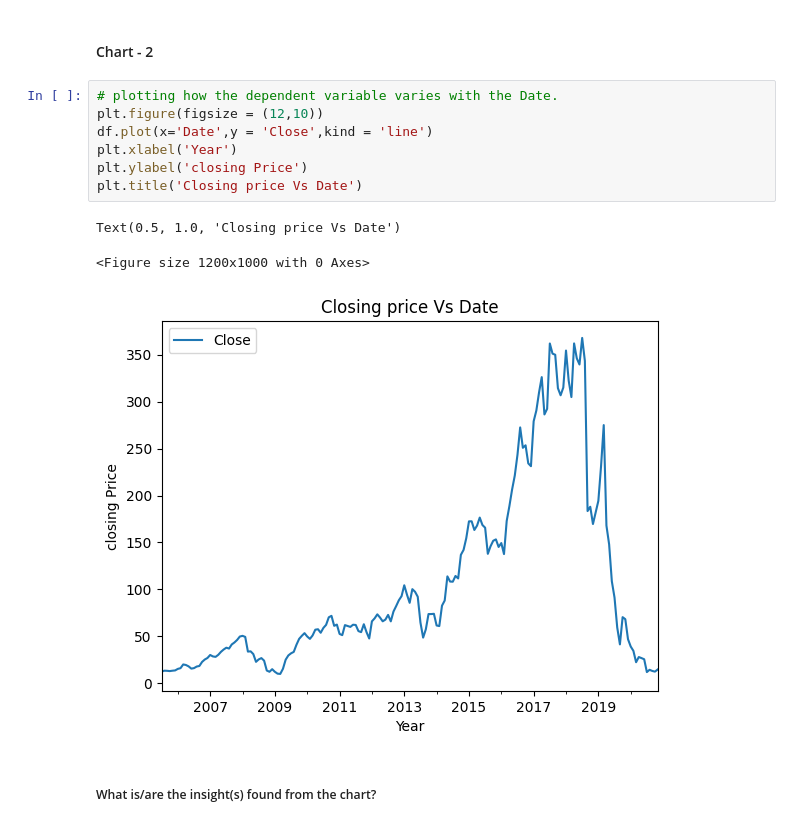
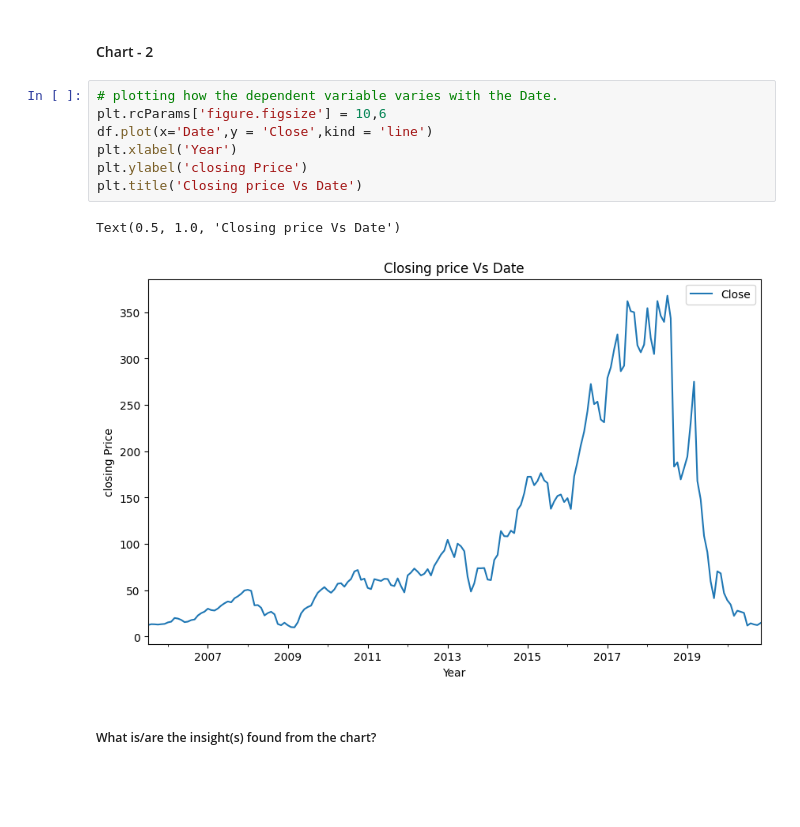
Before and after one commit to Devyani273/Regression---Yes-Bank-Stock-Closing-Price-Prediction, a Jupyter notebook: Yes_Bank_Stock_Closing_Price_Prediction.ipynb, the cells around one changed output. Saved outputs shown, nothing was run; the diff lists cells and outputs as text; blank space fills up the shorter version.

```diff
--- a/Yes_Bank_Stock_Closing_Price_Prediction.ipynb
+++ b/Yes_Bank_Stock_Closing_Price_Prediction.ipynb
@@ -315,15 +263,14 @@ Now, the distributions are very similar to Normal distribution. The mean and med
 #### Chart - 2
 # %%
 # plotting how the dependent variable varies with the Date.
-plt.figure(figsize = (12,10))
+plt.rcParams['figure.figsize'] = 10,6
 df.plot(x='Date',y = 'Close',kind = 'line')
 plt.xlabel('Year')
 plt.ylabel('closing Price')
 plt.title('Closing price Vs Date')
 # %% [output]
 Text(0.5, 1.0, 'Closing price Vs Date')
-<Figure size 1200x1000 with 0 Axes>
-[figure, old version]
+[figure, new version]
 # %% [markdown]
 #####  What is/are the insight(s) found from the chart?
 # %% [markdown]
```
Also changed, not shown: parts of 35 cells of this notebook.
